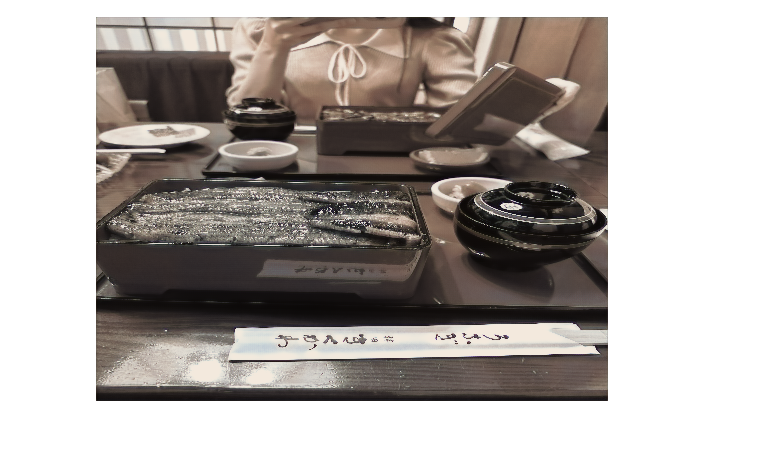
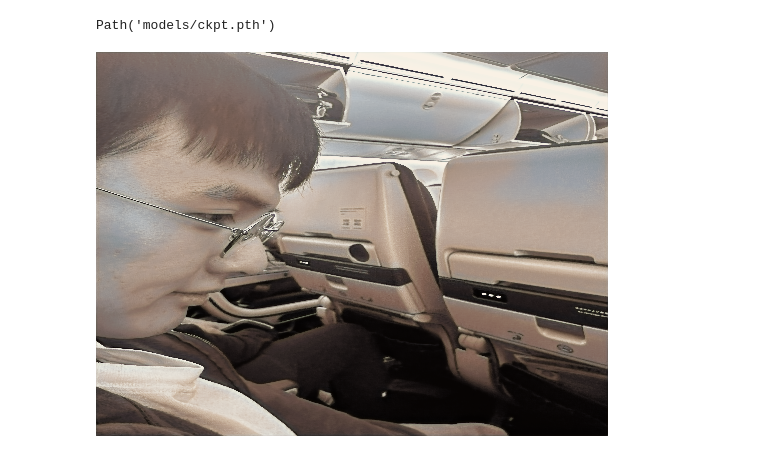
Before and after one commit to peryaudo/unet_coloring, a Jupyter notebook: u_net.ipynb, the cells around one changed output. Drawn from its saved outputs; the diff is of its cells as text; code cells hidden in the pictures.

Commit message:
Updated to use FastAI Learner

```diff
--- a/u_net.ipynb
+++ b/u_net.ipynb
@@ -98,7 +101,7 @@ class ColoringDataset(Dataset):
                 ToTensorV2(),
             ])
         else:
-            base_path = "old_dataset/val_images"
+            base_path = "val_images"
             self.transforms = A.Compose([
                 A.Resize(height=384, width=512),
                 A.Normalize(mean=(0.485, 0.456, 0.406), std=(0.229, 0.224, 0.225)),
@@ -117,8 +120,11 @@ class ColoringDataset(Dataset):
         return grey_image, image
 # %%
 train_dataset = ColoringDataset(train=True)
-train_data_loader = DataLoader(dataset=train_dataset, batch_size=16, shuffle=True, num_workers=8)
+train_loader = DataLoader(dataset=train_dataset, batch_size=16, shuffle=True, num_workers=8)
 
 val_dataset = ColoringDataset(train=False)
-val_data_loader = DataLoader(dataset=val_dataset, batch_size=16)
+val_loader = DataLoader(dataset=val_dataset, batch_size=16, num_workers=8)
+# %%
+data = DataLoaders(train_loader, val_loader)
+learner = Learner(data, UNet(), loss_func=F.mse_loss, opt_func=Adam)
 # %%
@@ -172,0 +136,2 @@ val loss:  0.15628108382225037
+# %%
+learner.fit_one_cycle(5, lr_max=2e-3, cbs=[ShowGraphCallback()])
@@ -173,15 +146,19 @@ val loss:  0.15628108382225037
+# %%
+learner.save("ckpt")
+# %% [output]
+Path('models/ckpt.pth')
 # %%
-x, y = next(iter(val_data_loader))
+x, y = next(iter(val_loader))
 x = x.to(device)
 
 with torch.no_grad():
-    output = model(x)
+    output = learner.model(x)
     output = output[0].permute((1, 2, 0))
     output *= torch.tensor([0.229, 0.224, 0.225], device=device) * 255.0
     output += torch.tensor([0.485, 0.456, 0.406], device=device) * 255.0
     output = torch.clamp(output.byte(), 0, 255)
     output = output.cpu().numpy()
 
 Image.fromarray(output)
 # %% [output]
-[figure, old version]
+[figure, new version]
```
Also changed, not shown: parts of 7 cells of this notebook.
